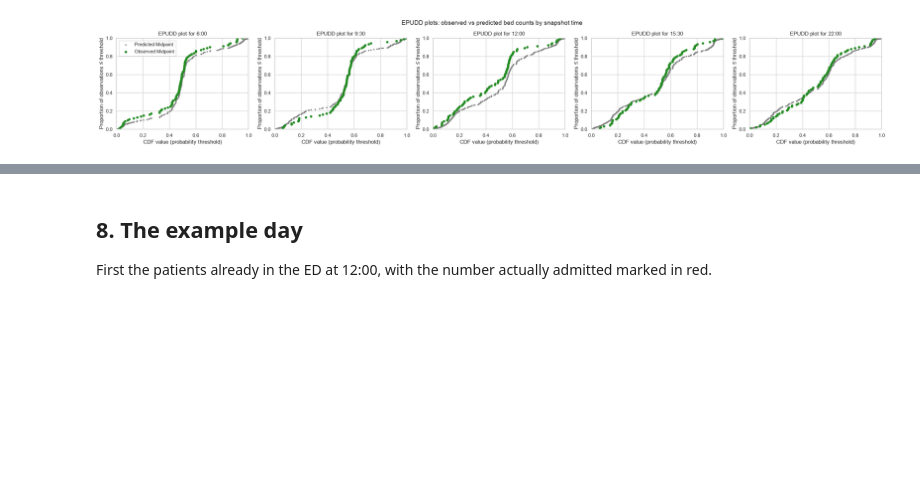
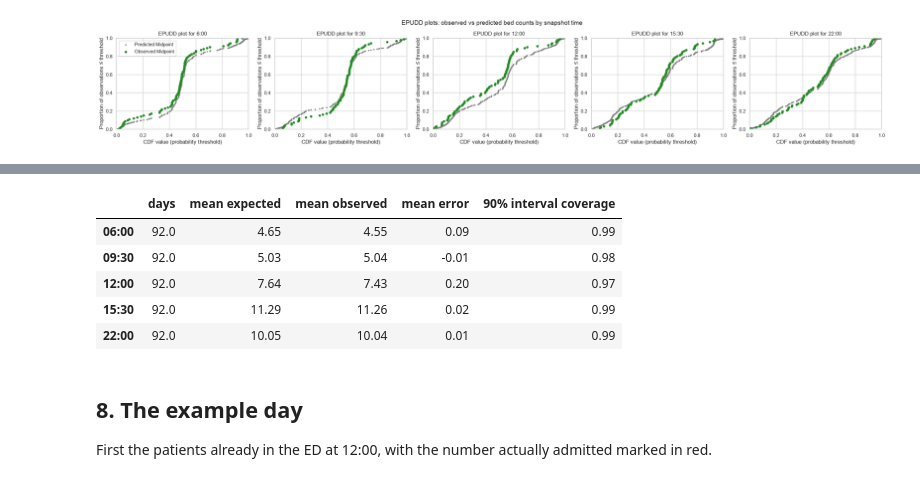
Before and after one commit to paulsonnentag/patchwork-patientflow, a Jupyter notebook: notebooks/patientflow_sample_analysis.ipynb, the cells around one changed output, grey strips where cells are left out. Saved outputs shown, nothing was run; the diff lists cells and outputs as text; code cells hidden in the pictures; blank space fills up the shorter version.

```diff
--- a/notebooks/patientflow_sample_analysis.ipynb
+++ b/notebooks/patientflow_sample_analysis.ipynb
@@ -142,3 +146,12 @@ fig = analysis.epudd_figure(results)
+# %%
+analysis.in_ed_bias(results)
+# %% [output]
+|  | days | mean expected | mean observed | mean error | 90% interval coverage |
+| 06:00 | 92.0 | 4.65 | 4.55 | 0.09 | 0.99 |
+| 09:30 | 92.0 | 5.03 | 5.04 | -0.01 | 0.98 |
+| 12:00 | 92.0 | 7.64 | 7.43 | 0.20 | 0.97 |
+| 15:30 | 92.0 | 11.29 | 11.26 | 0.02 | 0.99 |
+| 22:00 | 92.0 | 10.05 | 10.04 | 0.01 | 0.99 |
 # %% [markdown]
 ## 8. The example day
 
```
Also changed, not shown: parts of 2 cells of this notebook, 1 other file.
